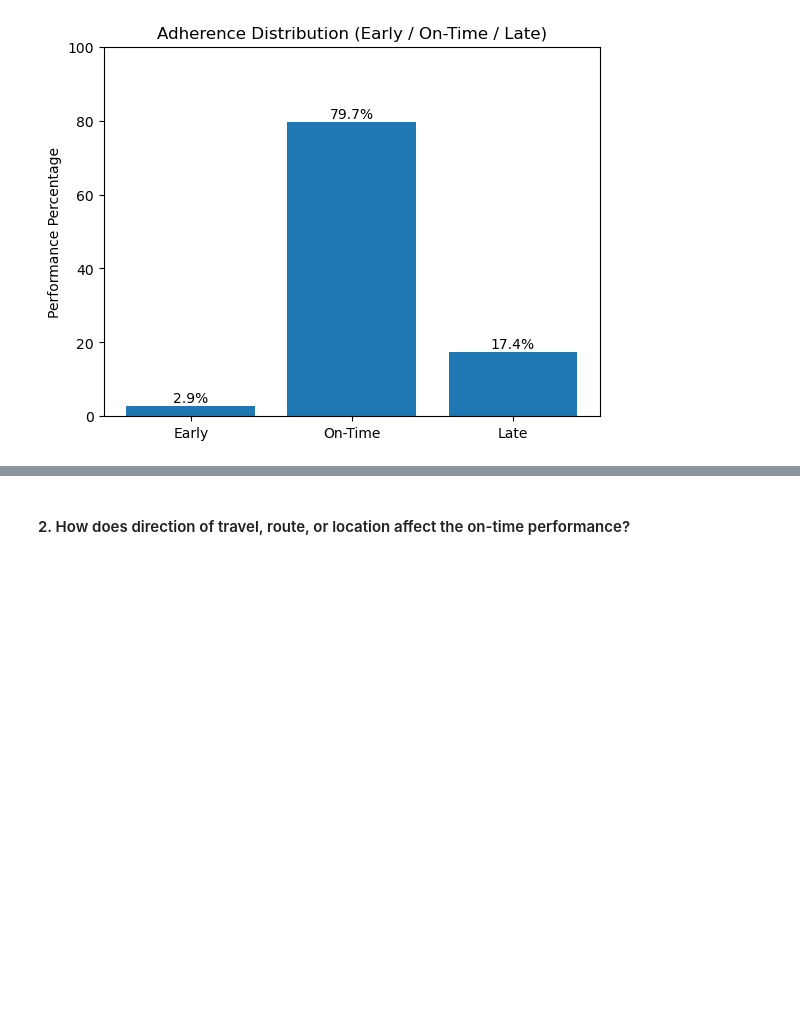
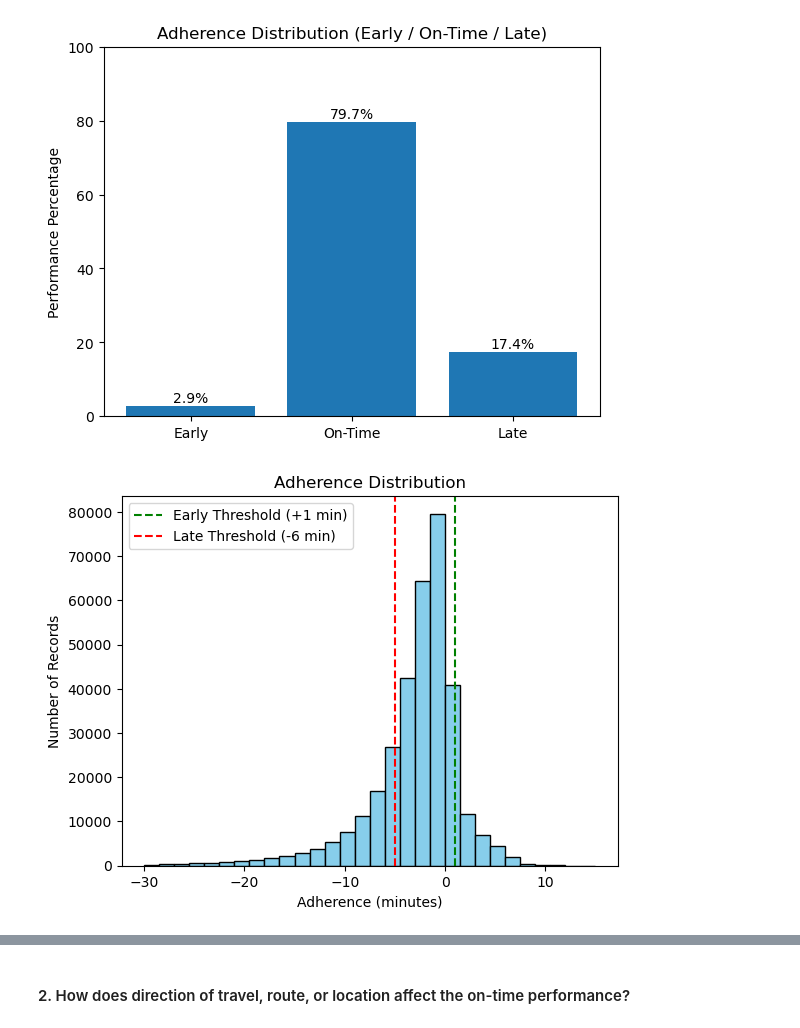
Before and after one commit to NewForce-Cohort-11-Data/wego-sir-bus-a-lot, a Jupyter notebook: notebooks/GP_WeGo_CS.ipynb, the cells around one changed output, grey strips where cells are left out. Cells and saved outputs as stored; diff of their text form; code cells hidden in the pictures; blank space fills up the shorter version.

```diff
--- a/notebooks/GP_WeGo_CS.ipynb
+++ b/notebooks/GP_WeGo_CS.ipynb
@@ -84,6 +146,24 @@ plt.savefig('adherence_distribution.png')
 plt.show()
 # %% [output]
 [figure]
+# %%
+adherence_values = wego["ADHERENCE"].dropna()
+filtered_adherence = adherence_values[(adherence_values > -30) & (adherence_values < 15)]
+
+plt.hist(filtered_adherence, bins=30, color = 'skyblue', edgecolor = 'black')
+plt.title("Adherence Distribution")
+plt.xlabel("Adherence (minutes)")
+plt.ylabel("Number of Records")
+
+plt.axvline(x=1, color='green', linestyle='--', label='Early Threshold (+1 min)')
+plt.axvline(x=-5, color='red', linestyle='--', label='Late Threshold (-6 min)')
+plt.legend()
+
+plt.savefig('adherence_dist_histogram.png')
+
+plt.show()
+# %% [output]
+[figure, added]
 # %%
 adherence_route_mean = wego.groupby('ROUTE_ABBR')['ADHERENCE'].mean().reset_index()
 adherence_route_mean = pd.DataFrame(adherence_route_mean)
```
Also changed, not shown: parts of 45 cells of this notebook, 5 other files.
